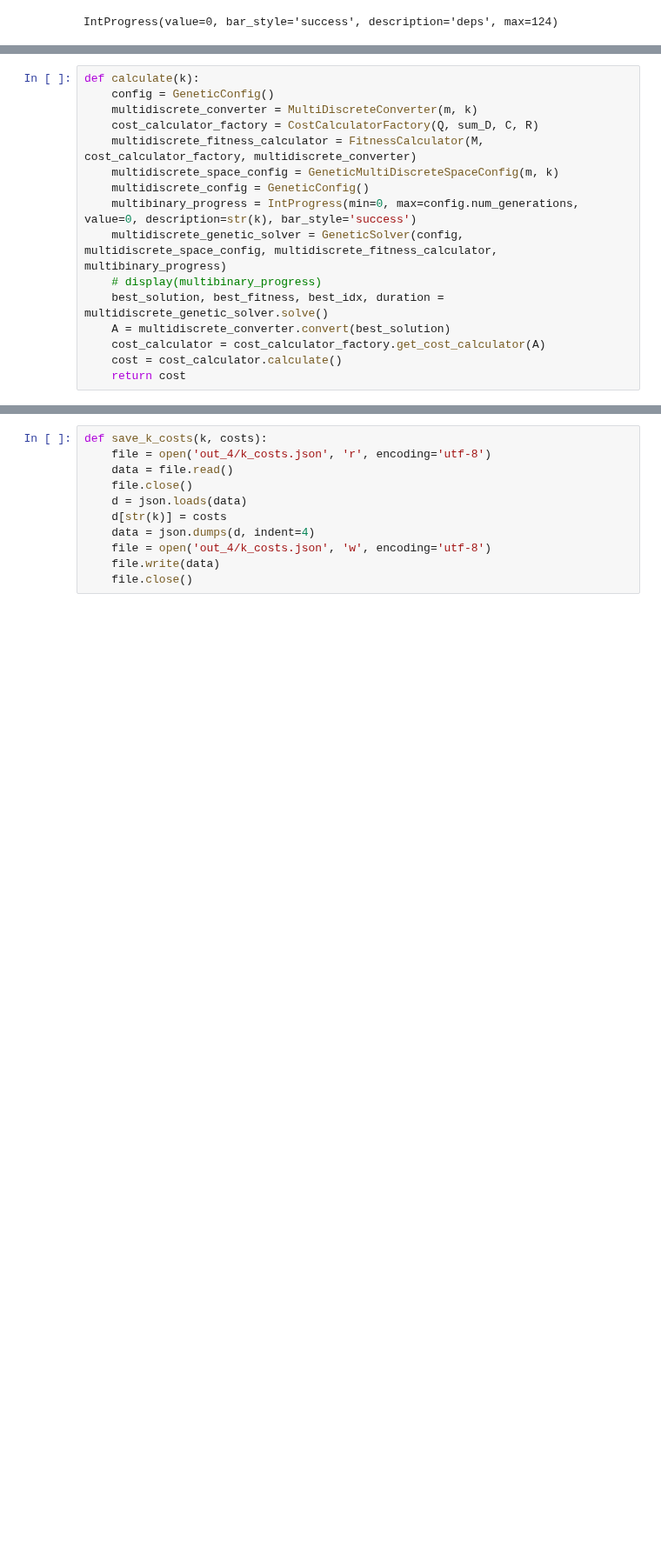
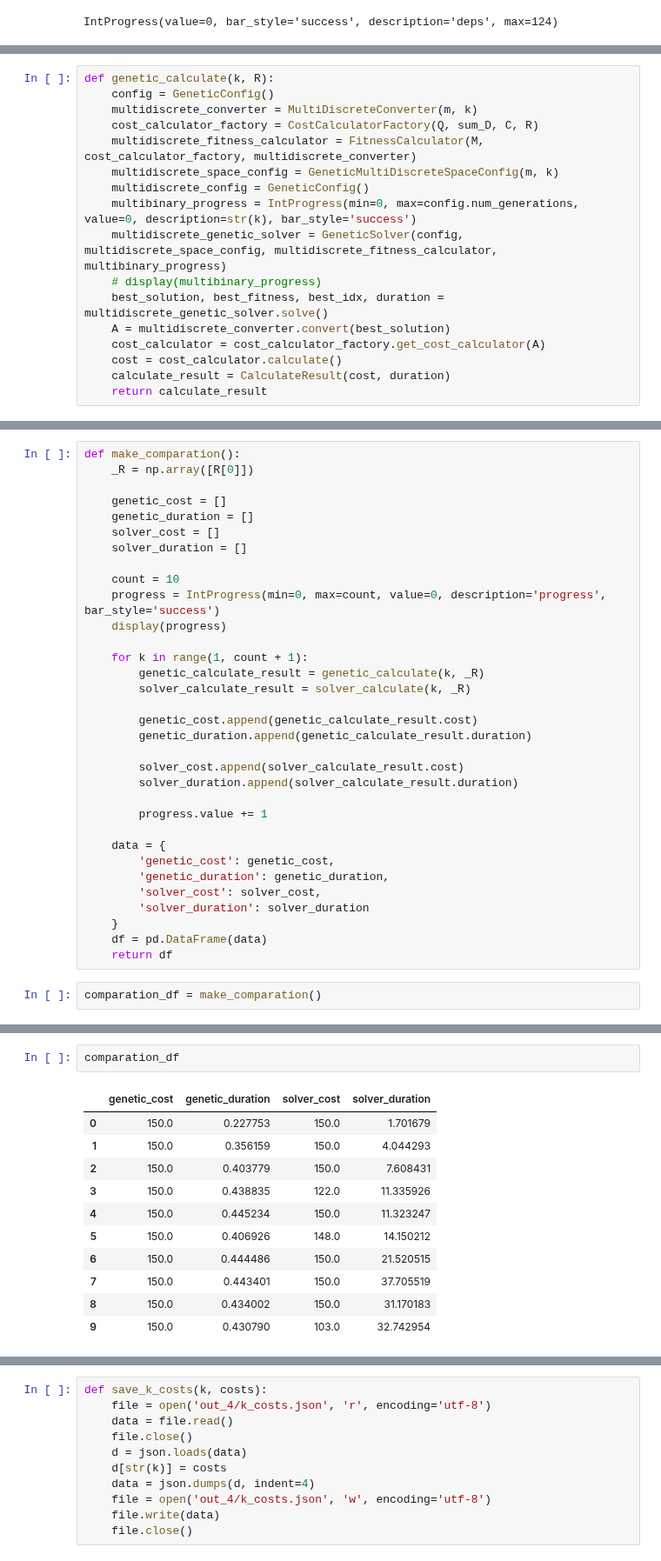
Before and after one commit to Dambr/yewking, a Jupyter notebook: task_description/publication_4.ipynb, the cells around one changed output, grey strips where cells are left out. Shown at 87% size. Saved outputs shown, nothing was run; the diff lists cells and outputs as text; blank space fills up the shorter version.

```diff
--- a/task_description/publication_4.ipynb
+++ b/task_description/publication_4.ipynb
@@ -54,5 +64,5 @@ IntProgress(value=0, bar_style='success', description='deps', max=124)
 # %%
-def calculate(k):
+def genetic_calculate(k, R):
     config = GeneticConfig()
     multidiscrete_converter = MultiDiscreteConverter(m, k)
     cost_calculator_factory = CostCalculatorFactory(Q, sum_D, C, R)
@@ -66,4 +76,5 @@ def calculate(k):
     A = multidiscrete_converter.convert(best_solution)
     cost_calculator = cost_calculator_factory.get_cost_calculator(A)
     cost = cost_calculator.calculate()
-    return cost
+    calculate_result = CalculateResult(cost, duration)
+    return calculate_result
@@ -69,0 +97,35 @@ def calculate(k):
+# %%
+def make_comparation():
+    _R = np.array([R[0]])
+
+    genetic_cost = []
+    genetic_duration = []
+    solver_cost = []
+    solver_duration = []
+
+    count = 10
+    progress = IntProgress(min=0, max=count, value=0, description='progress', bar_style='success')
+    display(progress)
+
+    for k in range(1, count + 1):
+        genetic_calculate_result = genetic_calculate(k, _R)
+        solver_calculate_result = solver_calculate(k, _R)
+
+        genetic_cost.append(genetic_calculate_result.cost)
+        genetic_duration.append(genetic_calculate_result.duration)
+
+        solver_cost.append(solver_calculate_result.cost)
+        solver_duration.append(solver_calculate_result.duration)
+
+        progress.value += 1
+
+    data = {
+        'genetic_cost': genetic_cost,
+        'genetic_duration': genetic_duration,
+        'solver_cost': solver_cost,
+        'solver_duration': solver_duration
+    }
+    df = pd.DataFrame(data)
+    return df
+# %%
+comparation_df = make_comparation()
@@ -69,0 +134,14 @@ def calculate(k):
+# %%
+comparation_df
+# %% [output]
+|  | genetic_cost | genetic_duration | solver_cost | solver_duration |
+| 0 | 150.0 | 0.227753 | 150.0 | 1.701679 |
+| 1 | 150.0 | 0.356159 | 150.0 | 4.044293 |
+| 2 | 150.0 | 0.403779 | 150.0 | 7.608431 |
+| 3 | 150.0 | 0.438835 | 122.0 | 11.335926 |
+| 4 | 150.0 | 0.445234 | 150.0 | 11.323247 |
+| 5 | 150.0 | 0.406926 | 148.0 | 14.150212 |
+| 6 | 150.0 | 0.444486 | 150.0 | 21.520515 |
+| 7 | 150.0 | 0.443401 | 150.0 | 37.705519 |
+| 8 | 150.0 | 0.434002 | 150.0 | 31.170183 |
+| 9 | 150.0 | 0.430790 | 103.0 | 32.742954 |
```
Also changed, not shown: parts of 7 cells of this notebook, 1 other file.
